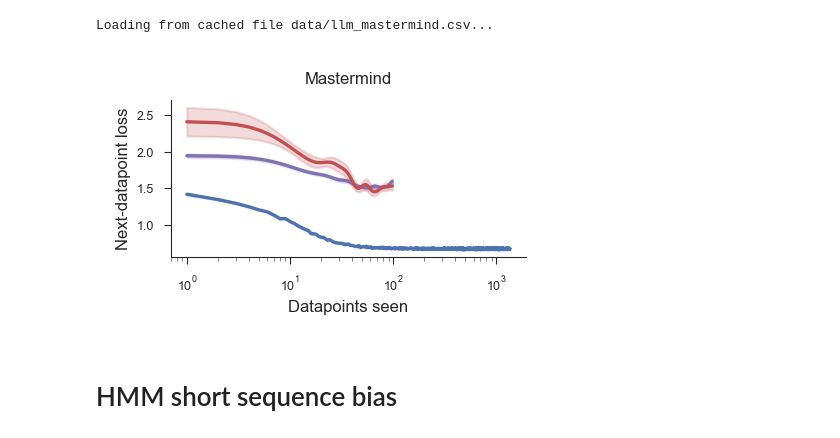
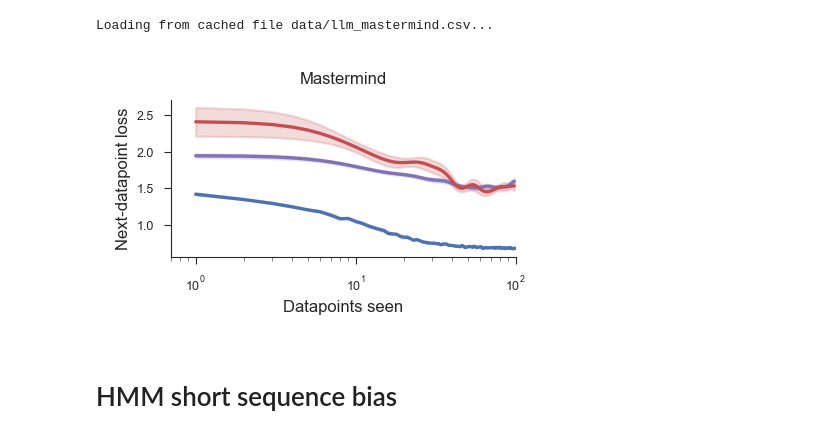
Before and after one commit to 3rdCore/PrequentialCode, a Jupyter notebook: papers/preprint/notebook.ipynb, the cells around one changed output. Cells and saved outputs as stored; diff of their text form; code cells hidden in the pictures.

Commit message:
Updated figures

```diff
--- a/papers/preprint/notebook.ipynb
+++ b/papers/preprint/notebook.ipynb
@@ -686,14 +686,14 @@ Loading from cached file data/llm_mastermind.csv...
 # %%
 fig, ax = plt.subplots(1, 1, figsize=(5.5 / 3 + 0.3, 1.3))
 
 plot_nsample_loss(ax, data_llm_mastermind_comp)
 
-ax.set(title="Mastermind")
+ax.set(title="Mastermind", xlim=(None, 100))
 
 fig.savefig("saved/llm_mastermind.pdf")
 plt.show()
 # %% [output]
-[figure, old version]
+[figure, new version]
 # %% [markdown]
 # HMM short sequence bias
 # %%
```
Also changed, not shown: 2 other files.
